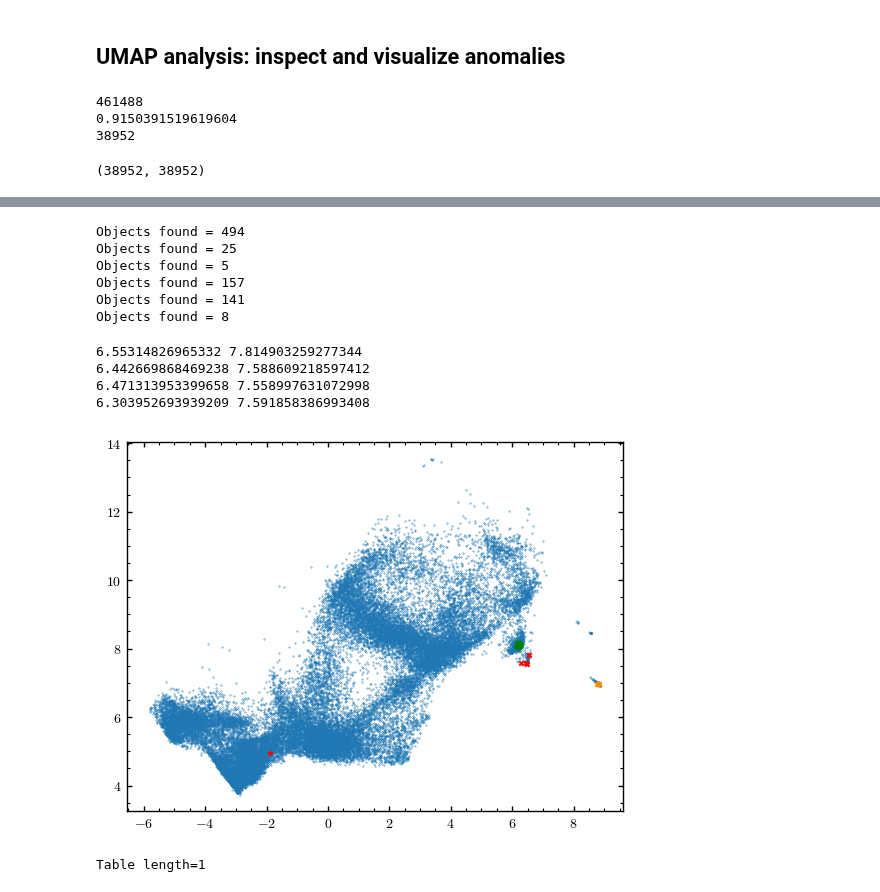
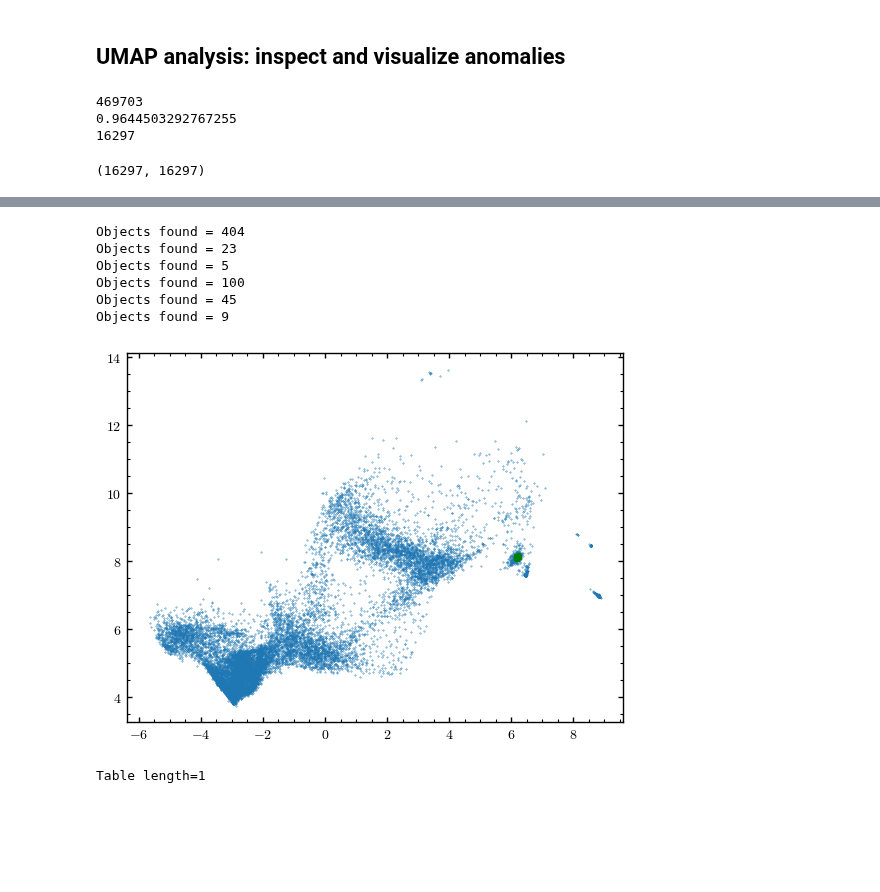
Before and after one commit to virajvman/desi_dwarfs, a Jupyter notebook: notebooks/catalog_paper/spectra_nnmf_explore.ipynb, the cells around one changed output, grey strips where cells are left out. Saved outputs shown, nothing was run; the diff lists cells and outputs as text; code cells hidden in the pictures; blank space fills up the shorter version.

```diff
--- a/notebooks/catalog_paper/spectra_nnmf_explore.ipynb
+++ b/notebooks/catalog_paper/spectra_nnmf_explore.ipynb
@@ -256,7 +267,7 @@ filename = "/pscratch/sd/v/virajvm/desi_dwarf_catalogs/dr1/v1.0/desi_dr1_dwarf_c
 # load the MAIN extension directly as an Astropy Table
 data_cat = Table.read(filename, hdu="MAIN")
 spec_temp_cat = Table.read(filename, hdu="SPECTRA_TEMPLATE")
-fspec_cat = Table.read(filename, hdu="SPEC_DERIVED")
+fspec_cat = Table.read(filename, hdu="FASTSPEC")
 
 print(len(data_cat))
 
@@ -267,7 +278,7 @@ data_cat = data_cat[keep_mask]
 fspec_cat = fspec_cat[keep_mask]
 
 ## let us remove all the objects that do have prominent emission lines!!
-line_mask = line_snr_mask(fspec_cat,line_names=["HALPHA","HBETA","OIII_5007","OIII_4959", "OII_3726", "OII_3729","SII_6716"], min_lines=3)
+line_mask = line_snr_mask(fspec_cat,line_names=["HALPHA","HBETA","OIII_5007","OIII_4959", "OII_3726", "OII_3729","SII_6716"], min_lines=3, line_flux_type = "FLUX")
 
 print(np.sum(line_mask)/len(line_mask))
 
@@ -277,13 +288,13 @@ fspec_cat = fspec_cat[~line_mask]
 
 print(len(data_cat))
 # %% [output]
-461488
-0.9150391519619604
-38952
+469703
+0.9644503292767255
+16297
 # %%
 len(fspec_cat), len(spec_temp_cat)
 # %% [output]
-(38952, 38952)
+(16297, 16297)
 # %%
 data_cat[data_cat["TARGETID"]==39627793348170704]
 # %% [output]
@@ -321,54 +332,50 @@ mask_6 = inspect_anomalies(spec_temp_cat,3.5,13.5, radius_cut = 0.5)
 
 # 39627821722634552  -> sometimes just a chunk of data is missing in wavelength range
 # %% [output]
-Objects found = 494
-Objects found = 25
+Objects found = 404
+Objects found = 23
 Objects found = 5
-Objects found = 157
-Objects found = 141
-Objects found = 8
+Objects found = 100
+Objects found = 45
+Objects found = 9
 # %%
 plt.scatter(spec_temp_cat["SPEC_UMAP_0"], spec_temp_cat["SPEC_UMAP_1"], s=0.1)
 
-bad_tgids = [39628023590295406, 39633476617505453, 39627392238491064, 39627462480500683]
+# bad_tgids = [39628023590295406, 39633476617505453, 39627392238491064, 39627462480500683]
 
-for tidi in bad_tgids:
-    temp = spec_temp_cat[spec_temp_cat["TARGETID"] == tidi]
-    print(temp["SPEC_UMAP_0"][0], temp["SPEC_UMAP_1"][0])
-    plt.scatter(temp["SPEC_UMAP_0"][0], temp["SPEC_UMAP_1"][0], s=10,marker="x",color="r")
+# for tidi in bad_tgids:
+#     temp = spec_temp_cat[spec_temp_cat["TARGETID"] == tidi]
+#     print(temp["SPEC_UMAP_0"][0], temp["SPEC_UMAP_1"][0])
+#     plt.scatter(temp["SPEC_UMAP_0"][0], temp["SPEC_UMAP_1"][0], s=10,marker="x",color="r")
 
-bad_tgids = [39633447987185055,39636757725057341,39636886834119964,39627984071558664]
+# bad_tgids = [39633447987185055,39636757725057341,39636886834119964,39627984071558664]
 
-for tidi in bad_tgids:
-    temp = spec_temp_cat[spec_temp_cat["TARGETID"] == tidi]
-    plt.scatter(temp["SPEC_UMAP_0"][0], temp["SPEC_UMAP_1"][0], s=10,marker="x",color="darkorange")
+# for tidi in bad_tgids:
+#     temp = spec_temp_cat[spec_temp_cat["TARGETID"] == tidi]
+#     plt.scatter(temp["SPEC_UMAP_0"][0], temp["SPEC_UMAP_1"][0], s=10,marker="x",color="darkorange")
 
 
-bad_tgids = [39627793348170704]
+# bad_tgids = [39627793348170704]
 
-for tidi in bad_tgids:
-    temp = spec_temp_cat[spec_temp_cat["TARGETID"] == tidi]
-    plt.scatter(temp["SPEC_UMAP_0"][0], temp["SPEC_UMAP_1"][0], s=10,marker="*",color="r")
+# for tidi in bad_tgids:
+#     temp = spec_temp_cat[spec_temp_cat["TARGETID"] == tidi]
+#     plt.scatter(temp["SPEC_UMAP_0"][0], temp["SPEC_UMAP_1"][0], s=10,marker="*",color="r")
 
 
 # plt.xlim([-4,0])
 # plt.ylim([3,6])
 
 # plt.scatter(spec_temp_cat["SPEC_UMAP_0"][mask_1], spec_temp_cat["SPEC_UMAP_1"][mask_1], s=2,color="k")
 # plt.scatter(spec_temp_cat["SPEC_UMAP_0"][mask_2], spec_temp_cat["SPEC_UMAP_1"][mask_2], s=2,color="k")
 # plt.scatter(spec_temp_cat["SPEC_UMAP_0"][mask_3], spec_temp_cat["SPEC_UMAP_1"][mask_3], s=2,color="k")
 # plt.scatter(spec_temp_cat["SPEC_UMAP_0"][mask_4], spec_temp_cat["SPEC_UMAP_1"][mask_4], s=2,color="k")
 plt.scatter(spec_temp_cat["SPEC_UMAP_0"][mask_5], spec_temp_cat["SPEC_UMAP_1"][mask_5], s=2,color="green")
 
 # plt.xlim([5.75,7])
 # plt.ylim([7,9])
 plt.show()
 # %% [output]
-6.55314826965332 7.814903259277344
-6.442669868469238 7.588609218597412
-6.471313953399658 7.558997631072998
-6.303952693939209 7.591858386993408
-[figure, old version]
+[figure, new version]
 # %%
 spec_temp_cat[spec_temp_cat["TARGETID"] == 39627793348170704]
 # %% [output]
```
Also changed, not shown: parts of 23 cells of this notebook, 6 other files.
